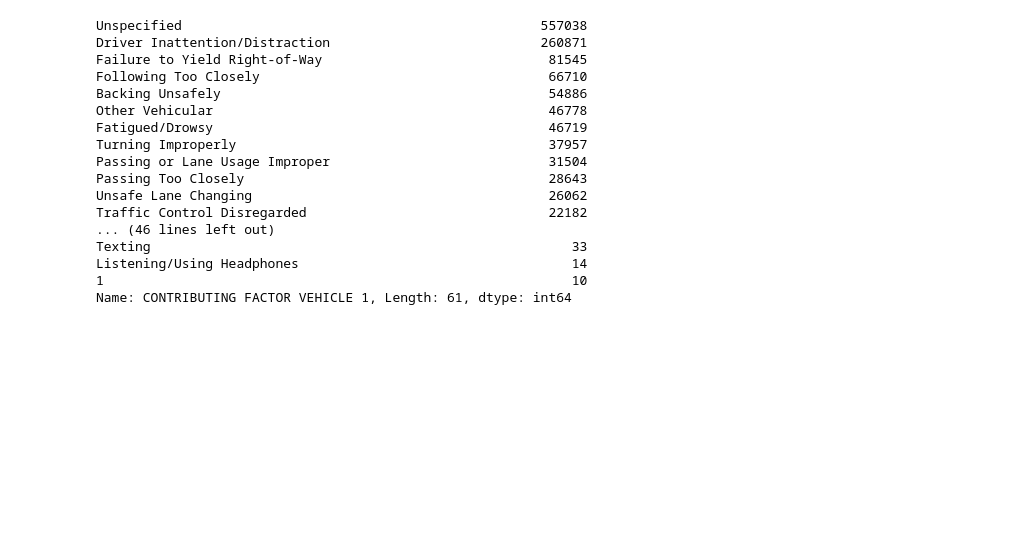
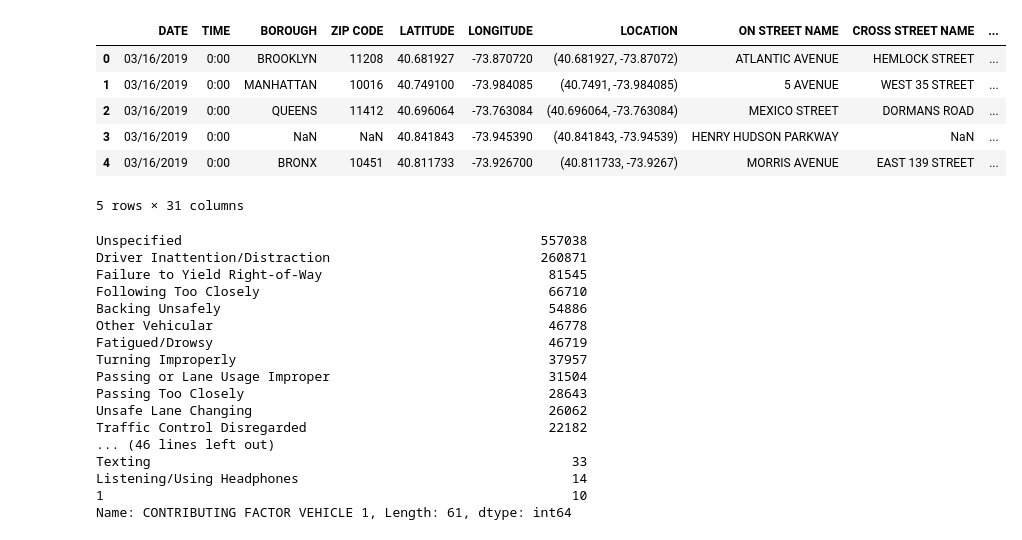
Before and after one commit to huntercash/ProjectOne, a Jupyter notebook: notebooks/Ibrahim.ipynb, the cells around one changed output. Cells and saved outputs as stored; diff of their text form; code cells hidden in the pictures; blank space fills up the shorter version.

```diff
--- a/notebooks/Ibrahim.ipynb
+++ b/notebooks/Ibrahim.ipynb
@@ -69,0 +100,16 @@ nyc_data.fillna(0)
+# %%
+#calculate totals of columns for deaths and injurues
+nyc_data["DEATHS"] = nyc_data["NUMBER OF PERSONS KILLED"] + nyc_data["NUMBER OF PEDESTRIANS KILLED"] + \
+                    nyc_data["NUMBER OF CYCLIST KILLED"] + nyc_data["NUMBER OF MOTORIST KILLED"]
+
+nyc_data["INJURIES"] = nyc_data["NUMBER OF PEDESTRIANS INJURED"] + nyc_data["NUMBER OF CYCLIST INJURED"] \
+                        + nyc_data["NUMBER OF MOTORIST INJURED"]
+nyc_data.head()
+# %% [output]
+|  | DATE | TIME | BOROUGH | ZIP CODE | LATITUDE | LONGITUDE | LOCATION | ON STREET NAME | CROSS STREET NAME | ... |
+| 0 | 03/16/2019 | 0:00 | BROOKLYN | 11208 | 40.681927 | -73.870720 | (40.681927, -73.87072) | ATLANTIC AVENUE | HEMLOCK STREET | ... |
+| 1 | 03/16/2019 | 0:00 | MANHATTAN | 10016 | 40.749100 | -73.984085 | (40.7491, -73.984085) | 5 AVENUE | WEST 35 STREET | ... |
+| 2 | 03/16/2019 | 0:00 | QUEENS | 11412 | 40.696064 | -73.763084 | (40.696064, -73.763084) | MEXICO STREET | DORMANS ROAD | ... |
+| 3 | 03/16/2019 | 0:00 | NaN | NaN | 40.841843 | -73.945390 | (40.841843, -73.94539) | HENRY HUDSON PARKWAY | NaN | ... |
+| 4 | 03/16/2019 | 0:00 | BRONX | 10451 | 40.811733 | -73.926700 | (40.811733, -73.9267) | MORRIS AVENUE | EAST 139 STREET | ... |
+5 rows × 31 columns
```
Also changed, not shown: parts of 12 cells of this notebook, 2 other files.
